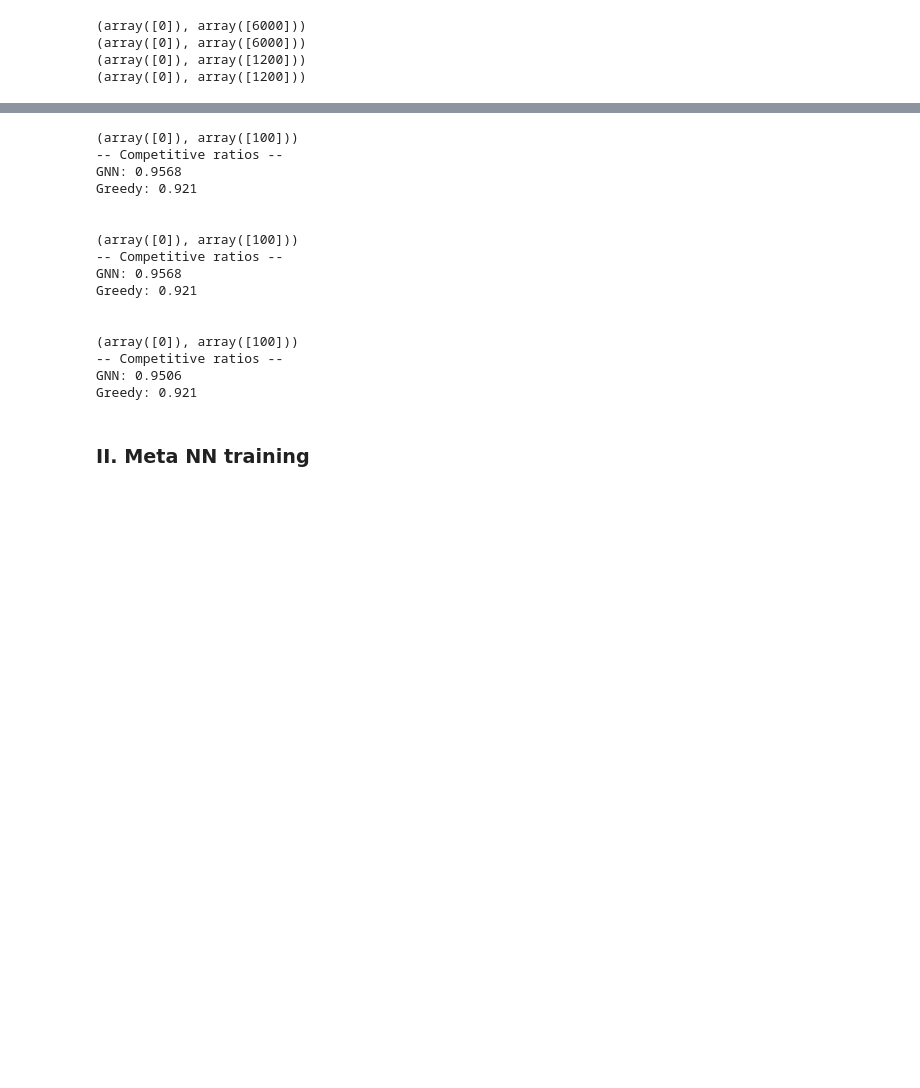
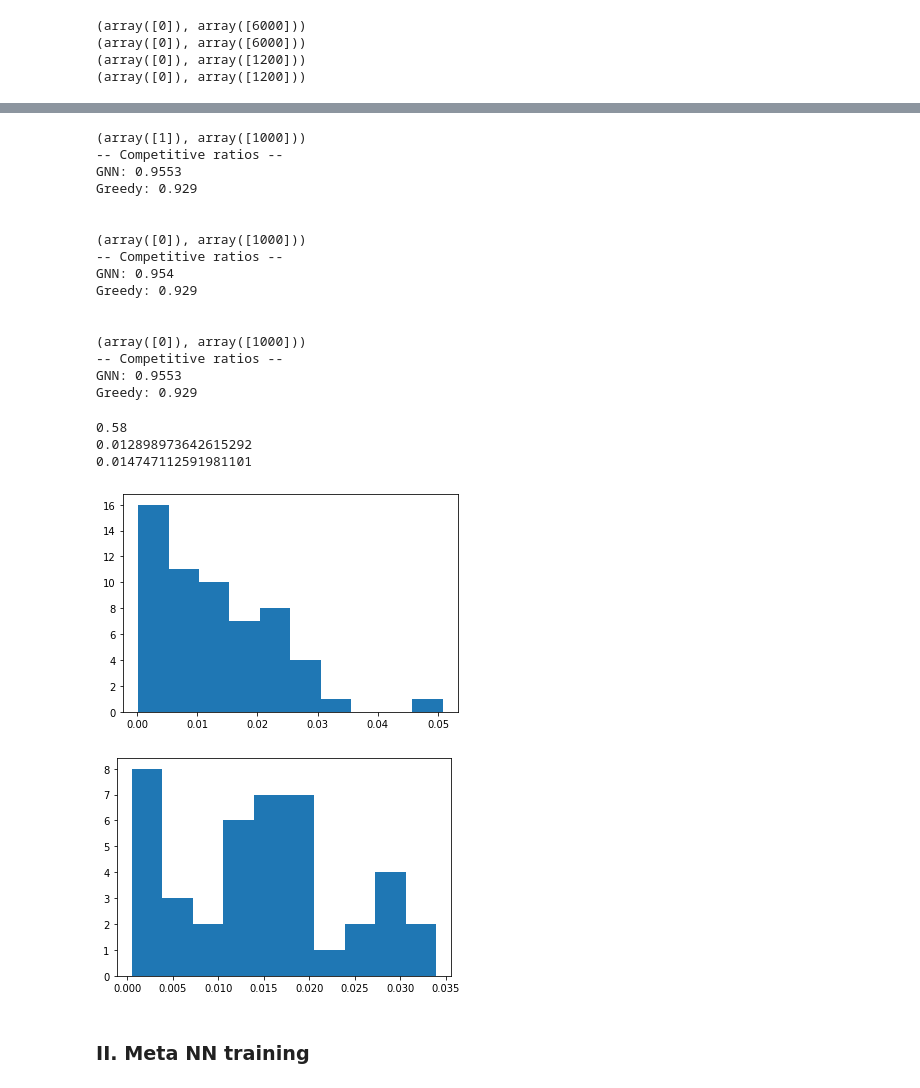
Before and after one commit to anders-wikum/GNN-OBM, a Jupyter notebook: notebooks/meta_learner.ipynb, the cells around one changed output, grey strips where cells are left out. Cells and saved outputs as stored; diff of their text form; code cells hidden in the pictures; blank space fills up the shorter version.

```diff
--- a/notebooks/meta_learner.ipynb
+++ b/notebooks/meta_learner.ipynb
@@ -401,7 +379,7 @@ TEST LOSS: 0.5924893617630005
 save(META_GNN, args, 'META_GNN')
 # %%
 seed = np.random.randint(0, 500000)
-(m, n) = (24, 16)
+(m, n) = (22, 16)
 config = er_config
 
 rng = np.random.default_rng(seed)
@@ -410,12 +388,12 @@ eval_instances = ig.sample_instances(m, n, 100, rng, **config)
 rng = np.random.default_rng(seed)
 ratios1 = evaluate_model(
     meta_model=META_GNN,
-    meta_model_type='gnn',
+    meta_model_type='hybrid',
     base_models=[GNN1, GNN2],
     instances=eval_instances,
     batch_size=500,
     rng=rng,
-    num_realizations=1
+    num_realizations=10
 )
 
 pp_output(ratios1, _, show_log=False)
@@ -431,7 +409,7 @@ ratios2 = evaluate_model(
     instances=eval_instances,
     batch_size=500,
     rng=rng,
-    num_realizations=1
+    num_realizations=10
 )
 
 pp_output(ratios2, _, show_log=False)
@@ -448,27 +426,45 @@ ratios = evaluate_model(
     instances=eval_instances,
     batch_size=500,
     rng=rng,
-    num_realizations=1
+    num_realizations=10
 )
 
 pp_output(ratios, _, show_log=False)
 # %% [output]
-(array([0]), array([100]))
+(array([1]), array([1000]))
 -- Competitive ratios --
-GNN: 0.9568
-Greedy: 0.921
+GNN: 0.9553
+Greedy: 0.929
 
 
-(array([0]), array([100]))
+(array([0]), array([1000]))
 -- Competitive ratios --
-GNN: 0.9568
-Greedy: 0.921
+GNN: 0.954
+Greedy: 0.929
 
 
-(array([0]), array([100]))
+(array([0]), array([1000]))
 -- Competitive ratios --
-GNN: 0.9506
-Greedy: 0.921
+GNN: 0.9553
+Greedy: 0.929
+# %%
+print(np.mean(ratios1[0] == np.max(np.vstack([ratios2[0], ratios[0]]), axis=0)))
+eq_mask = ratios1[0] == np.max(np.vstack([ratios2[0], ratios[0]]), axis=0)
+neq_mask = ratios1[0] != np.max(np.vstack([ratios2[0], ratios[0]]), axis=0)
+diffs = np.abs(ratios2[0] - ratios[0])
+print(np.mean(diffs[eq_mask]))
+print(np.mean(diffs[neq_mask]))
+import matplotlib.pyplot as plt
+plt.hist(diffs[eq_mask])
+plt.show()
+plt.hist(diffs[neq_mask])
+plt.show()
+# %% [output]
+0.58
+0.012898973642615292
+0.014747112591981101
+[figure, added]
+[figure, added]
 # %% [markdown]
 ### II. Meta NN training
 # %%
```
Also changed, not shown: parts of 16 cells of this notebook, 11 other files.
